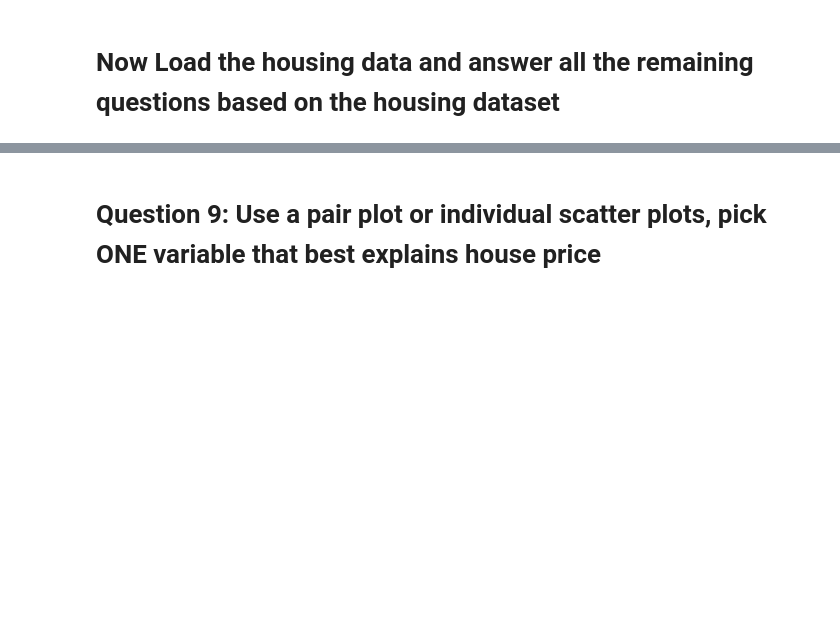
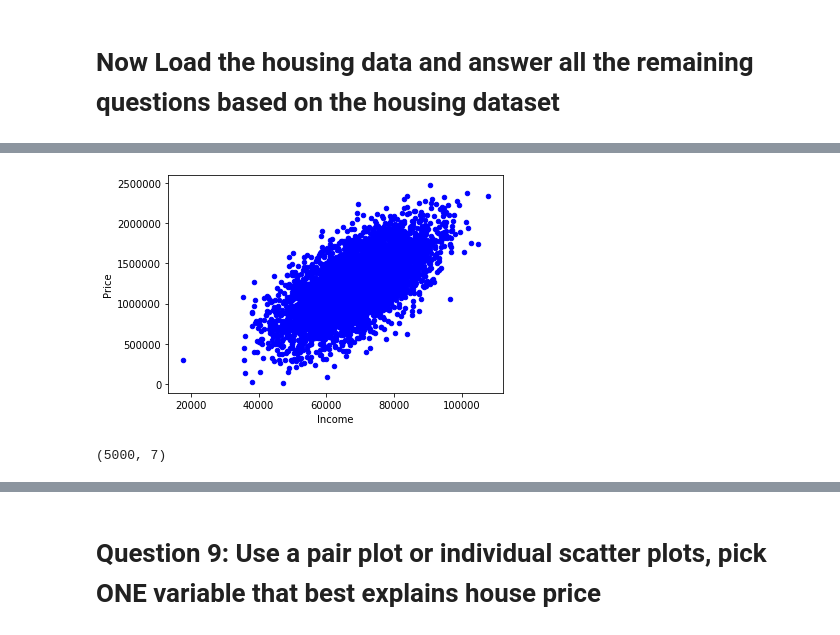
Before and after one commit to JazmynFuller/DataAnalytics, a Jupyter notebook: HW2.ipynb, the cells around one changed output, grey strips where cells are left out. Saved outputs shown, nothing was run; the diff lists cells and outputs as text; code cells hidden in the pictures; blank space fills up the shorter version.

```diff
--- a/HW2.ipynb
+++ b/HW2.ipynb
@@ -192,6 +202,10 @@ housing.head()
 # %%
 # a scatter plot comparing num_children and num_pets
 housing.plot(kind='scatter',x='Income',y='Price',color='blue');
 plt.show()
+housing.shape
+# %% [output]
+[figure, added]
+(5000, 7)
 # %%
 housing.plot(kind='scatter', x = "HouseAge", y = "Price", color = "blue");
```
Also changed, not shown: parts of 18 cells of this notebook, 1 other file.
